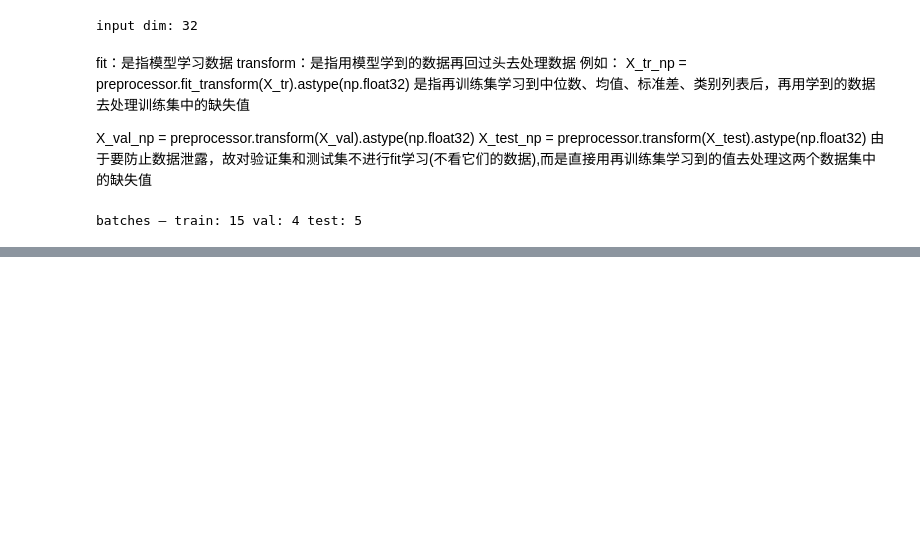
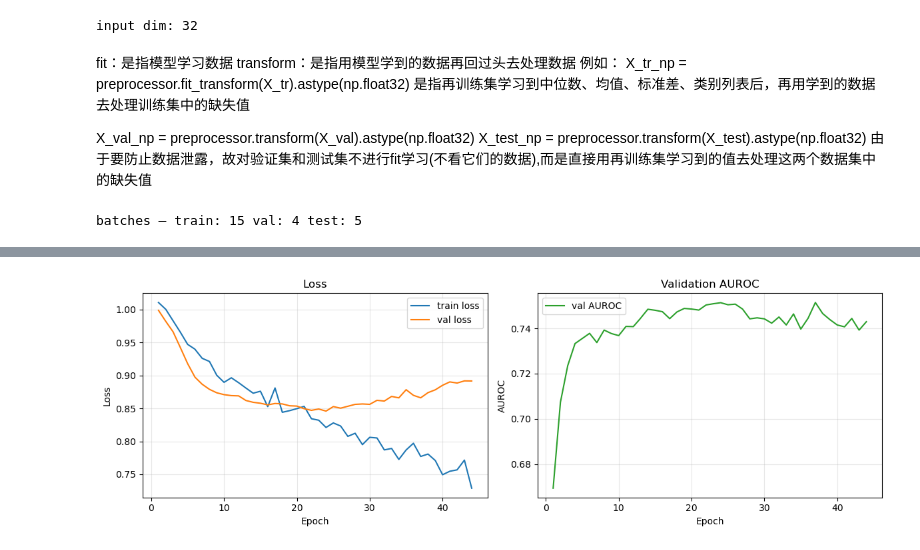
Before and after one commit to albuszhang00-lang/Clinical-Transformer-Study, a Jupyter notebook: notebooks/week04pyTorch+MLP/week4_pytorch_mlp.ipynb, the cells around one changed output, grey strips where cells are left out. Saved outputs shown, nothing was run; the diff lists cells and outputs as text; code cells hidden in the pictures; blank space fills up the shorter version.

Commit message:
week 4: MLP results, ROC/calibration curves, week 5-9 plan
Co-Authored-By: Claude <noreply@anthropic.com>

```diff
--- a/notebooks/week04pyTorch+MLP/week4_pytorch_mlp.ipynb
+++ b/notebooks/week04pyTorch+MLP/week4_pytorch_mlp.ipynb
@@ -343,0 +593,26 @@ print("pos_weight:", float(pos_weight.item()))
+# %%
+#训练曲线
+fig, axes = plt.subplots(1, 2, figsize=(12, 4))
+
+# Loss 曲线
+axes[0].plot(history["epoch"], history["train_loss"], label="train loss")
+axes[0].plot(history["epoch"], history["val_loss"], label="val loss")
+axes[0].set_xlabel("Epoch")
+axes[0].set_ylabel("Loss")
+axes[0].set_title("Loss")
+axes[0].legend()
+axes[0].grid(alpha=0.3)
+
+# 验证集 AUROC 曲线
+axes[1].plot(history["epoch"], history["val_auc"], label="val AUROC", color="tab:green")
+axes[1].set_xlabel("Epoch")
+axes[1].set_ylabel("AUROC")
+axes[1].set_title("Validation AUROC")
+axes[1].legend()
+axes[1].grid(alpha=0.3)
+
+fig.tight_layout()
+fig.savefig(RESULTS / "w04_training_curve.png", dpi=300, bbox_inches="tight")
+plt.show()
+# %% [output]
+[figure, added]
```
Also changed, not shown: parts of 11 cells of this notebook, 6 other files.
